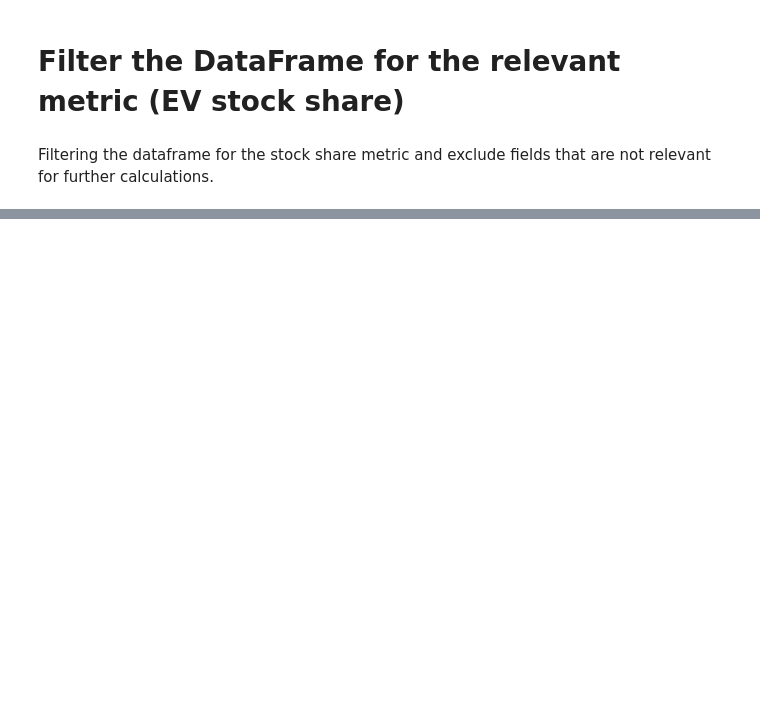
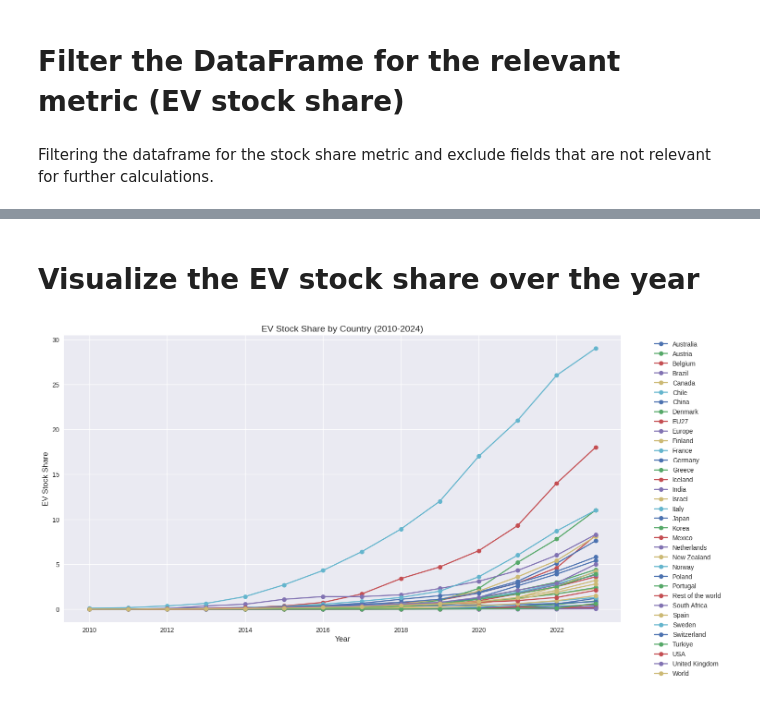
Before and after one commit to johanneshaberlah/electric-vehicle-air-quality-analysis, a Jupyter notebook: electric-vehicles-air-quality.ipynb, the cells around one changed output, grey strips where cells are left out. Drawn from its saved outputs; the diff is of its cells as text; code cells hidden in the pictures; blank space fills up the shorter version.

```diff
--- a/electric-vehicles-air-quality.ipynb
+++ b/electric-vehicles-air-quality.ipynb
@@ -5,6 +5,8 @@
 
 import numpy as np # linear algebra
 import pandas as pd # data processing, CSV file I/O (e.g. pd.read_csv)
+import matplotlib.pyplot as plt
+plt.style.use('seaborn')
 
 # Input data files are available in the read-only "../input/" directory
 # For example, running this (by clicking run or pressing Shift+Enter) will list all files under the input directory
@@ -48,0 +67,18 @@ filtered_frame.head()
+# %% [markdown]
+# Visualize the EV stock share over the year
+# %%
+pivot_df = filtered_frame.pivot(index='year', columns='region', values='value')
+plt.figure(figsize=(15, 8))
+
+for country in pivot_df.columns:
+    plt.plot(pivot_df.index, pivot_df[country], marker='o', label=country)
+
+plt.title('EV Stock Share by Country (2010-2024)', fontsize=14)
+plt.xlabel('Year', fontsize=12)
+plt.ylabel('EV Stock Share', fontsize=12)
+plt.legend(bbox_to_anchor=(1.05, 1), loc='upper left')
+plt.grid(True)
+plt.tight_layout()
+plt.show()
+# %% [output]
+[figure, added]
```
Also changed, not shown: parts of 3 cells of this notebook.
